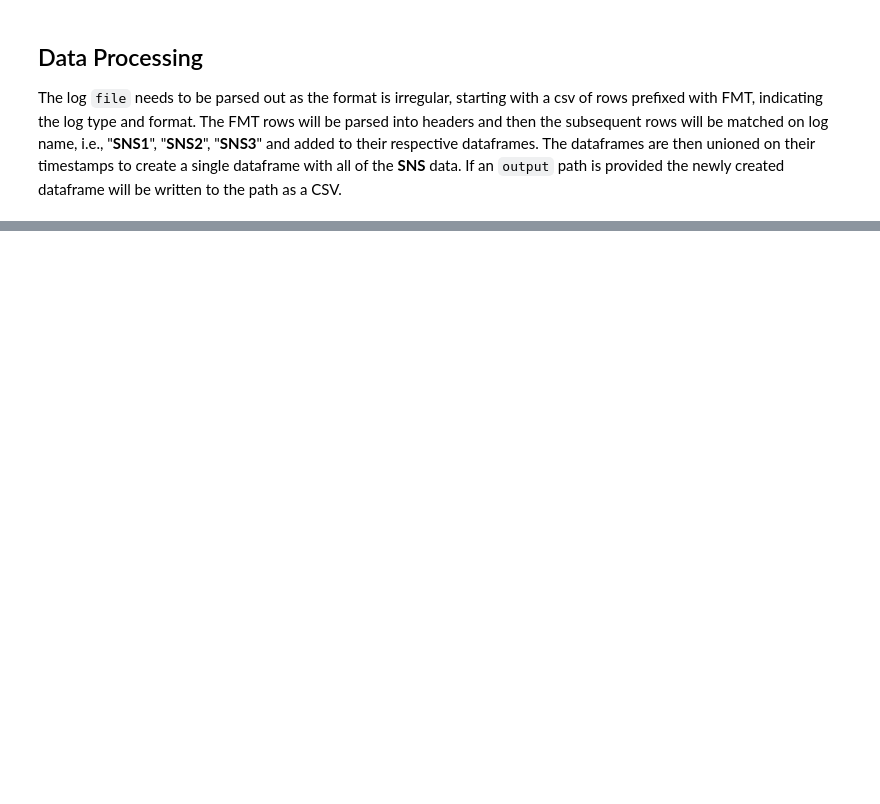
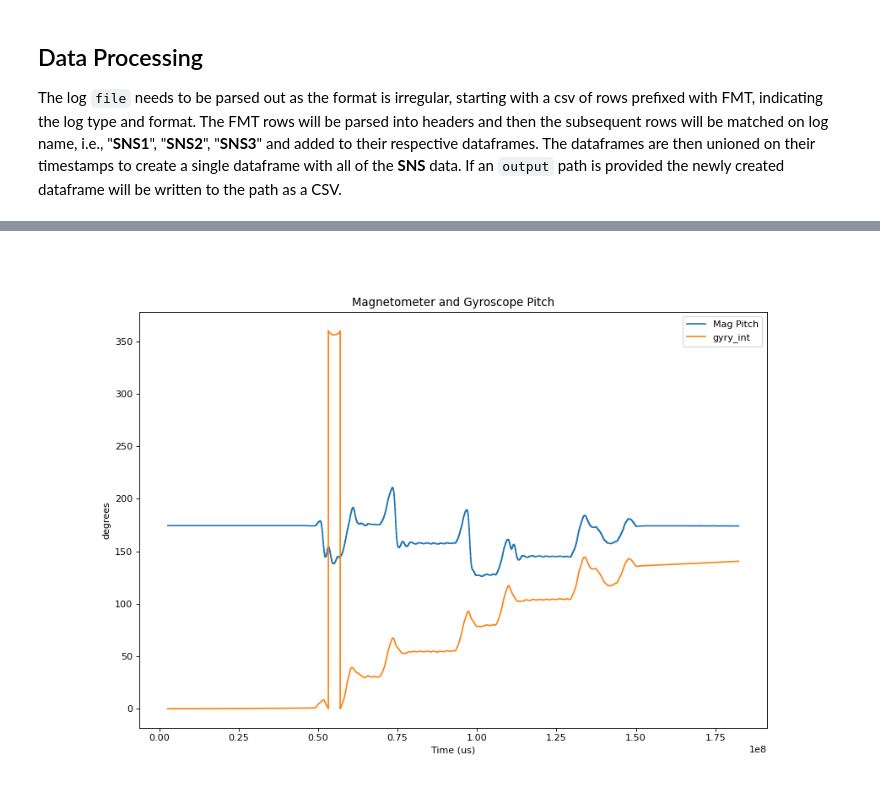
Before and after one commit to BaileySri/Practical-Software-Defense-for-GPS-Spoofing-on-a-Hobby-UAV-Offline, a Jupyter notebook: notebooks/0.1-bks-exploration.ipynb, the cells around one changed output, grey strips where cells are left out. Cells and saved outputs as stored; diff of their text form; code cells hidden in the pictures; blank space fills up the shorter version.

```diff
--- a/notebooks/0.1-bks-exploration.ipynb
+++ b/notebooks/0.1-bks-exploration.ipynb
@@ -95,0 +155,11 @@ simple_time_plot(df.TimeUS, df.)
+# %%
+from confirmation.process import mag_to_pitch
+
+#Gyroscope pitch, same as before with heading
+gyr_pitch = trap_integrate(df.TimeUS / 1000000, df.gyry).apply(degrees).cumsum() % 360
+
+#Magnetometer pitch
+mag_pitch = mag_to_pitch(df.magz, df.magy, df.magx)
+simple_time_plot(df.TimeUS[1:], [(mag_pitch[1:]-180)%360, gyr_pitch], ["us","degrees"], title="Magnetometer and Gyroscope Pitch")
+# %% [output]
+[figure, added]
```
Also changed, not shown: parts of 19 cells of this notebook, 5 other files.
